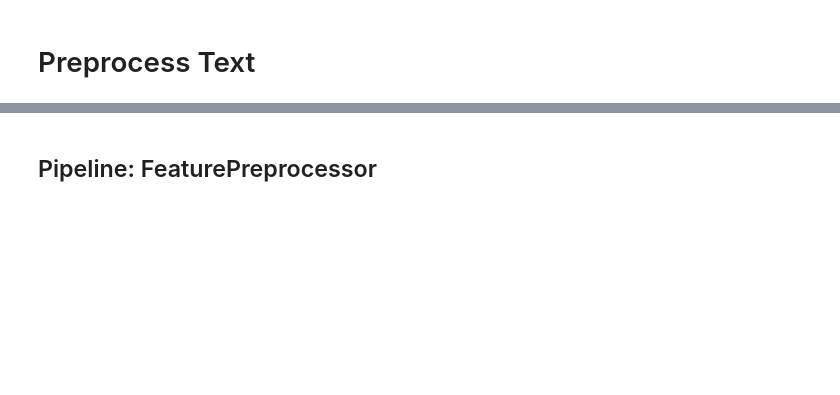
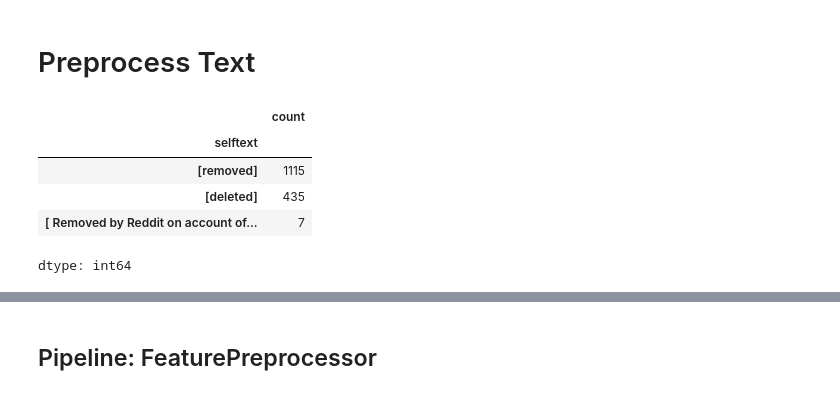
Before and after one commit to xmegan10/Reddit-Sentiment-Comment-Prediction, a Jupyter notebook: Reddit Comment Sentiment Prediction.ipynb, the cells around one changed output, grey strips where cells are left out. Drawn from its saved outputs; the diff is of its cells as text; code cells hidden in the pictures; blank space fills up the shorter version.

```diff
--- a/Reddit Comment Sentiment Prediction.ipynb
+++ b/Reddit Comment Sentiment Prediction.ipynb
@@ -344,0 +347,26 @@ memory usage: 156.7+ MB
+# %%
+ptrain_keep_cols = ["created_utc",
+                    "id",
+                    "is_crosspostable",
+                    "link_flair_text",
+                    "link_flair_type",
+                    "over_18",
+                    "poll_data",
+                    "selftext",
+                    "spoiler",
+                    "thumbnail",
+                    "title"]
+
+ctrain_keep_cols = ["body",
+                    "created_utc",
+                    "distinguished",
+                    "id",
+                    "link_id",
+                    "locked",
+                    "parent_id",
+                    "score",
+                    "stickied",
+                    "ups"]
+# %%
+ptrain_set = ptrain_set[ptrain_keep_cols]
+ctrain_set = ctrain_set[ctrain_keep_cols]
@@ -345,5 +414,11 @@ memory usage: 156.7+ MB
 # %% [markdown]
 # Preprocess Text
-# %%
-ptrain_set["post_string"] = ptrain_set["post_title"].str.cat(ptrain_set["post_text"], sep = " ",na_rep = "")
-ptrain_set["post_string"].eq("").sum()
+# %%
+ptrain_set[ptrain_set["selftext"] != ""]["selftext"].value_counts()
+# %% [output]
+|  | count |
+| selftext |  |
+| [removed] | 1115 |
+| [deleted] | 435 |
+| [ Removed by Reddit on account of... | 7 |
+dtype: int64
```
Also changed, not shown: parts of 8 cells of this notebook.
